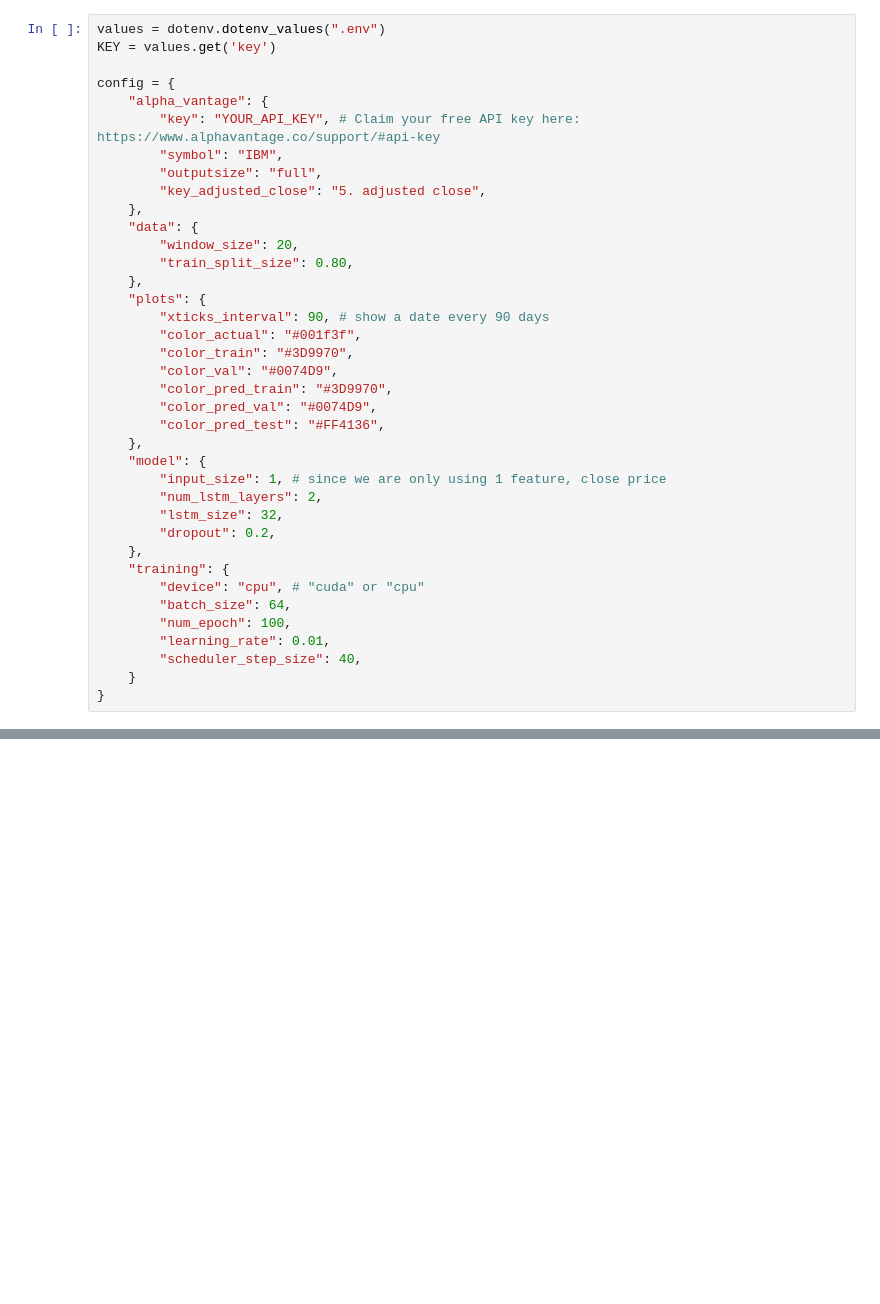
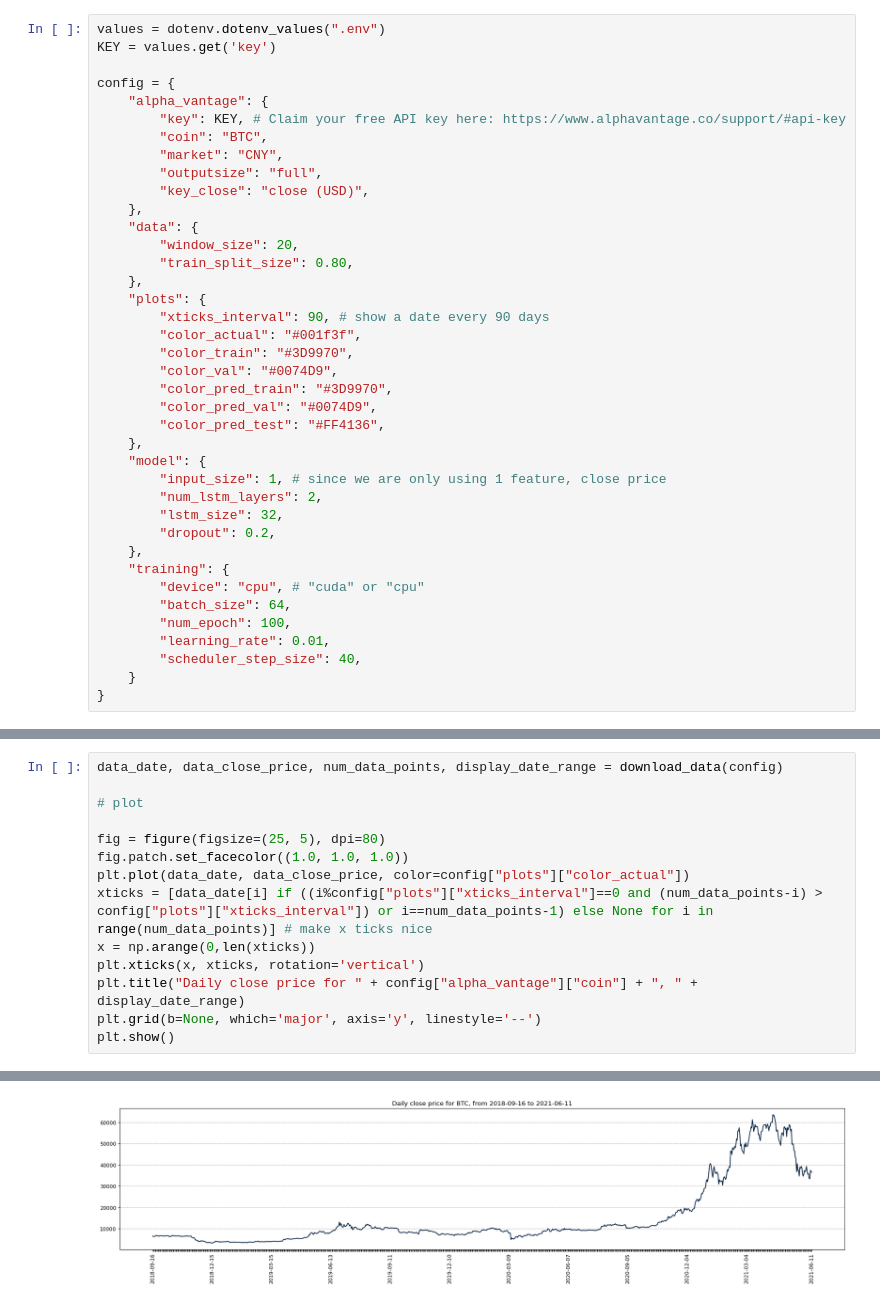
Before and after one commit to leodrivera/Cripto_Modelling, a Jupyter notebook: Cripto_Prediction.ipynb, the cells around one changed output, grey strips where cells are left out. Drawn from its saved outputs; the diff is of its cells as text; blank space fills up the shorter version.

```diff
--- a/Cripto_Prediction.ipynb
+++ b/Cripto_Prediction.ipynb
@@ -22,10 +106,11 @@ KEY = values.get('key')
 
 config = {
     "alpha_vantage": {
-        "key": "YOUR_API_KEY", # Claim your free API key here: https://www.alphavantage.co/support/#api-key
-        "symbol": "IBM",
+        "key": KEY, # Claim your free API key here: https://www.alphavantage.co/support/#api-key
+        "coin": "BTC",
+        "market": "CNY",
         "outputsize": "full",
-        "key_adjusted_close": "5. adjusted close",
+        "key_close": "close (USD)",
     },
     "data": {
         "window_size": 20,
@@ -56,0 +197,15 @@ config = {
+# %%
+data_date, data_close_price, num_data_points, display_date_range = download_data(config)
+
+# plot
+
+fig = figure(figsize=(25, 5), dpi=80)
+fig.patch.set_facecolor((1.0, 1.0, 1.0))
+plt.plot(data_date, data_close_price, color=config["plots"]["color_actual"])
+xticks = [data_date[i] if ((i%config["plots"]["xticks_interval"]==0 and (num_data_points-i) > config["plots"]["xticks_interval"]) or i==num_data_points-1) else None for i in range(num_data_points)] # make x ticks nice
+x = np.arange(0,len(xticks))
+plt.xticks(x, xticks, rotation='vertical')
+plt.title("Daily close price for " + config["alpha_vantage"]["coin"] + ", " + display_date_range)
+plt.grid(b=None, which='major', axis='y', linestyle='--')
+plt.show()
+# %% [output]
@@ -57 +213,2 @@ config = {
+[figure, added]
 # %%
```
Also changed, not shown: parts of 13 cells of this notebook, 2 other files.
